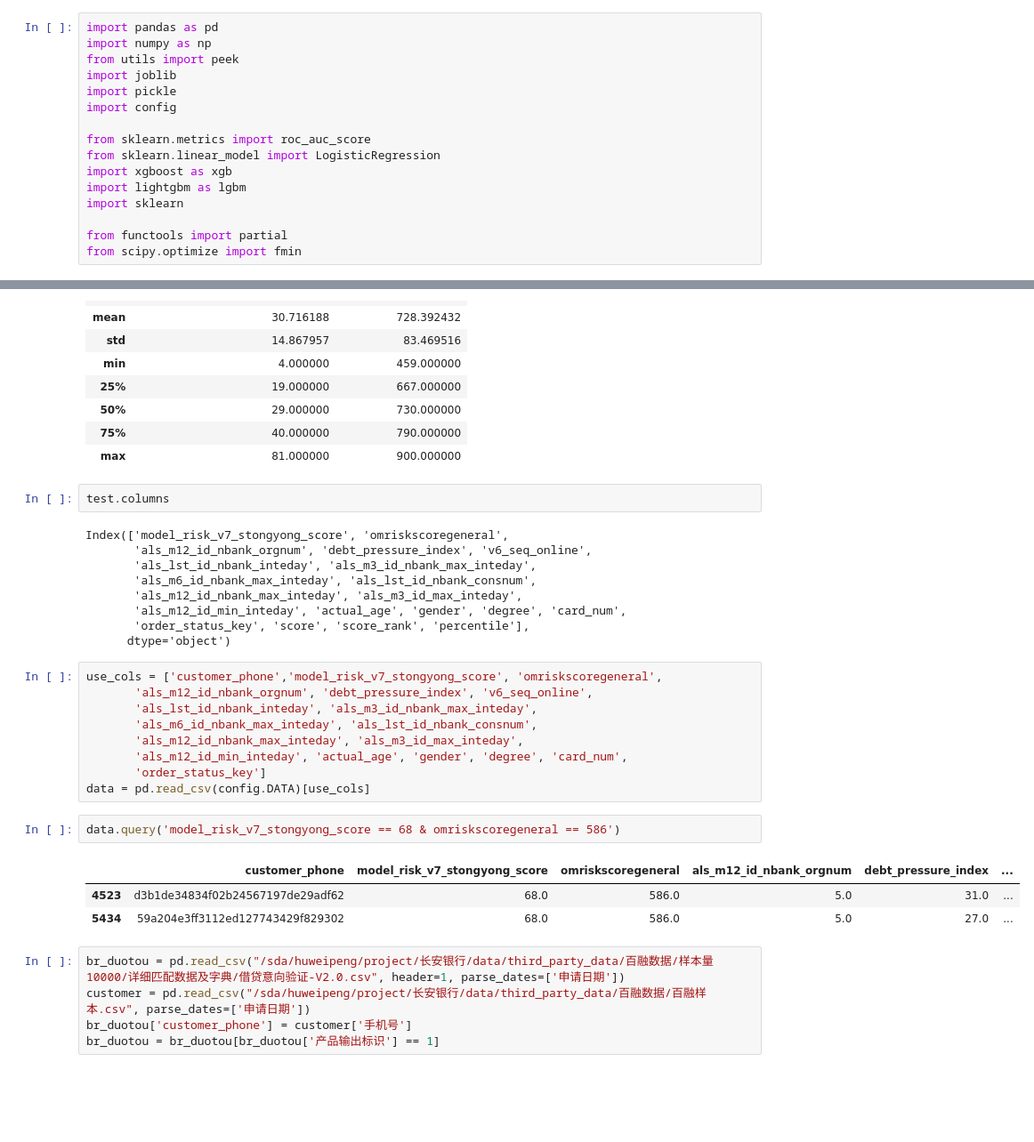
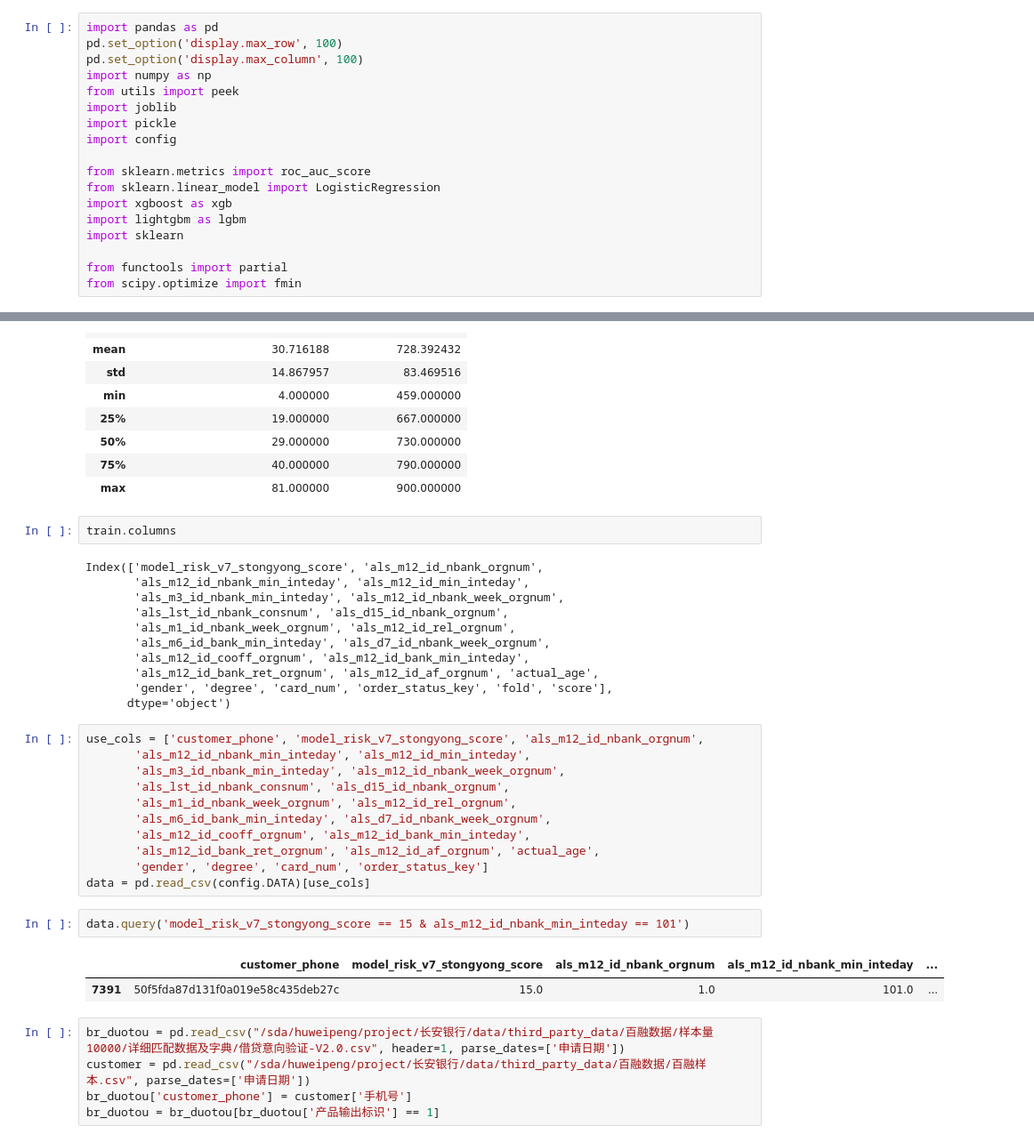
Before and after one commit to weipenegHU/credit_card_risk_evaluation, a Jupyter notebook: 长安银行风险模型/src/error_analysis.ipynb, the cells around one changed output, grey strips where cells are left out. Shown at 89% size. Saved outputs shown, nothing was run; the diff lists cells and outputs as text; blank space fills up the shorter version.

```diff
--- a/长安银行风险模型/src/error_analysis.ipynb
+++ b/长安银行风险模型/src/error_analysis.ipynb
@@ -1,5 +1,7 @@
 # %%
 import pandas as pd
+pd.set_option('display.max_row', 100)
+pd.set_option('display.max_column', 100)
 import numpy as np
 from utils import peek
 import joblib
@@ -61,31 +48,34 @@ train.query('order_status_key == 1')[['model_risk_v7_stongyong_score', 'omrisksc
 | 75% | 40.000000 | 790.000000 |
 | max | 81.000000 | 900.000000 |
 # %%
-test.columns
+train.columns
 # %% [output]
-Index(['model_risk_v7_stongyong_score', 'omriskscoregeneral',
-       'als_m12_id_nbank_orgnum', 'debt_pressure_index', 'v6_seq_online',
-       'als_lst_id_nbank_inteday', 'als_m3_id_nbank_max_inteday',
-       'als_m6_id_nbank_max_inteday', 'als_lst_id_nbank_consnum',
-       'als_m12_id_nbank_max_inteday', 'als_m3_id_max_inteday',
-       'als_m12_id_min_inteday', 'actual_age', 'gender', 'degree', 'card_num',
-       'order_status_key', 'score', 'score_rank', 'percentile'],
+Index(['model_risk_v7_stongyong_score', 'als_m12_id_nbank_orgnum',
+       'als_m12_id_nbank_min_inteday', 'als_m12_id_min_inteday',
+       'als_m3_id_nbank_min_inteday', 'als_m12_id_nbank_week_orgnum',
+       'als_lst_id_nbank_consnum', 'als_d15_id_nbank_orgnum',
+       'als_m1_id_nbank_week_orgnum', 'als_m12_id_rel_orgnum',
+       'als_m6_id_bank_min_inteday', 'als_d7_id_nbank_week_orgnum',
+       'als_m12_id_cooff_orgnum', 'als_m12_id_bank_min_inteday',
+       'als_m12_id_bank_ret_orgnum', 'als_m12_id_af_orgnum', 'actual_age',
+       'gender', 'degree', 'card_num', 'order_status_key', 'fold', 'score'],
       dtype='object')
 # %%
-use_cols = ['customer_phone','model_risk_v7_stongyong_score', 'omriskscoregeneral',
-       'als_m12_id_nbank_orgnum', 'debt_pressure_index', 'v6_seq_online',
-       'als_lst_id_nbank_inteday', 'als_m3_id_nbank_max_inteday',
-       'als_m6_id_nbank_max_inteday', 'als_lst_id_nbank_consnum',
-       'als_m12_id_nbank_max_inteday', 'als_m3_id_max_inteday',
-       'als_m12_id_min_inteday', 'actual_age', 'gender', 'degree', 'card_num',
-       'order_status_key']
+use_cols = ['customer_phone', 'model_risk_v7_stongyong_score', 'als_m12_id_nbank_orgnum',
+       'als_m12_id_nbank_min_inteday', 'als_m12_id_min_inteday',
+       'als_m3_id_nbank_min_inteday', 'als_m12_id_nbank_week_orgnum',
+       'als_lst_id_nbank_consnum', 'als_d15_id_nbank_orgnum',
+       'als_m1_id_nbank_week_orgnum', 'als_m12_id_rel_orgnum',
+       'als_m6_id_bank_min_inteday', 'als_d7_id_nbank_week_orgnum',
+       'als_m12_id_cooff_orgnum', 'als_m12_id_bank_min_inteday',
+       'als_m12_id_bank_ret_orgnum', 'als_m12_id_af_orgnum', 'actual_age',
+       'gender', 'degree', 'card_num', 'order_status_key']
 data = pd.read_csv(config.DATA)[use_cols]
 # %%
-data.query('model_risk_v7_stongyong_score == 68 & omriskscoregeneral == 586')
+data.query('model_risk_v7_stongyong_score == 15 & als_m12_id_nbank_min_inteday == 101')
 # %% [output]
-|  | customer_phone | model_risk_v7_stongyong_score | omriskscoregeneral | als_m12_id_nbank_orgnum | debt_pressure_index | ... |
-| 4523 | d3b1de34834f02b24567197de29adf62 | 68.0 | 586.0 | 5.0 | 31.0 | ... |
-| 5434 | 59a204e3ff3112ed127743429f829302 | 68.0 | 586.0 | 5.0 | 27.0 | ... |
+|  | customer_phone | model_risk_v7_stongyong_score | als_m12_id_nbank_orgnum | als_m12_id_nbank_min_inteday | ... |
+| 7391 | 50f5fda87d131f0a019e58c435deb27c | 15.0 | 1.0 | 101.0 | ... |
 # %%
 br_duotou = pd.read_csv("/sda/huweipeng/project/长安银行/data/third_party_data/百融数据/样本量10000/详细匹配数据及字典/借贷意向验证-V2.0.csv", header=1, parse_dates=['申请日期'])
 customer = pd.read_csv("/sda/huweipeng/project/长安银行/data/third_party_data/百融数据/百融样本.csv", parse_dates=['申请日期'])
```
Also changed, not shown: parts of 15 cells of this notebook, 5 other files.
